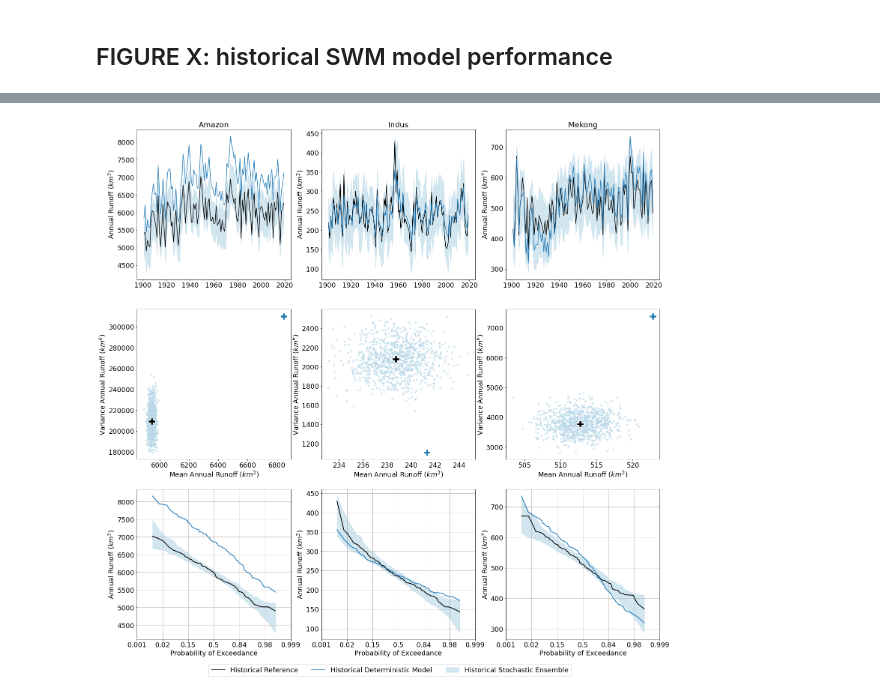
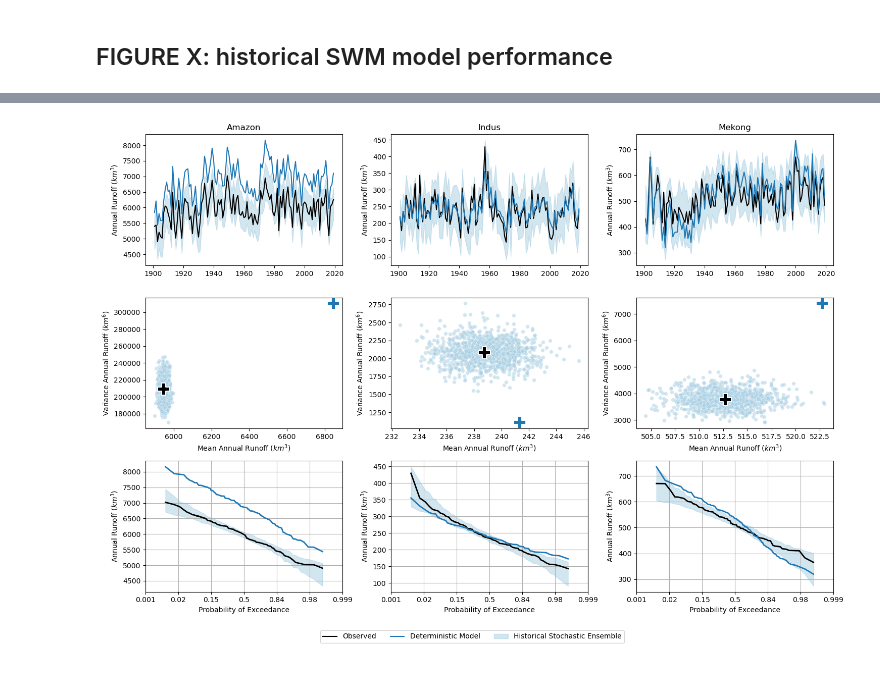
Before and after one commit to abirnb01/birnbaum-etal_2024_HydroVariability, a Jupyter notebook: Code/main_figures.ipynb, the cells around one changed output, grey strips where cells are left out. Cells and saved outputs as stored; diff of their text form; code cells hidden in the pictures.

Commit message:
Updated main_figures code

```diff
--- a/Code/main_figures.ipynb
+++ b/Code/main_figures.ipynb
@@ -325,7 +176,6 @@ plt.show()
 # %%
-#Lamontagne, Barber, and Vogel NSE paper
-
-m = 1000 #size of stochastic ensemble
+basin_nms = df['basin_name'].unique() #get list of basin names
+basin_ids = df['basin_id'].unique()
 
 #empty storage arrays
 rho_det = np.zeros(nbasins)
@@ -338,7 +188,7 @@ alpha_stoch_median = np.zeros(nbasins)
 #for each basin
 for j in range(nbasins):
     bsid = j+1
-    df_basin = data_annual[data_annual.basin_id==bsid]
+    df_basin = df[df.basin_id==bsid]
     bsnm = df_basin.basin_name.iloc[0]
     df_basin_stoch = Q_hist[:,bsid-1,:]
 
@@ -368,3 +218,15 @@ for j in range(nbasins):
     rho_stoch_median[j] = np.median(rho_stoch)
     delta_stoch_median[j] = np.median(delta_stoch)
     alpha_stoch_median[j] = np.median(alpha_stoch)
+
+#create data frame of mdoel statistics (rho, delta, alpha)
+model_stats = pd.DataFrame()
+model_stats['basin_nm'] = basin_nms
+model_stats['basin_id'] = basin_ids
+model_stats['rho_det'] = rho_det
+model_stats['delta_det'] = delta_det
+model_stats['alpha_det'] = alpha_det
+model_stats['rho_stoch_median'] = rho_stoch_median
+model_stats['delta_stoch_median'] = delta_stoch_median
+model_stats['alpha_stoch_median'] = alpha_stoch_median
+model_stats = gcam_basins.merge(model_stats,on=['basin_id'])
@@ -501,17 +284,15 @@ plt.show()
 # %%
 # results plots for a specific basin
-fig,axes = plt.subplots(3,3,figsize=(25,25),
-                                 gridspec_kw={'width_ratios': [1, 1,1]})
+fig,axes = plt.subplots(3,3,figsize=(15,10),gridspec_kw={'width_ratios': [1, 1,1]})
 axes = axes.flatten()
-
 bs_name_list = ['Amazon','Indus','Mekong']
 
 #loop through basins
 for i in range(len(bs_name_list)):
     bs_name = bs_name_list[i]
-    bsid = data_annual[data_annual.basin_name==bs_name]['basin_id'].iloc[0] - 1
-    df_basin = data_annual[data_annual.basin_name==bs_name]
-    df_basin_fut = fut_annual[fut_annual.basin_name==bs_name]
+    bsid = df[df.basin_name==bs_name]['basin_id'].iloc[0] - 1
+    df_basin = df[df.basin_name==bs_name]
+    df_basin_fut = df_fut[df_fut.basin_name==bs_name]
 
     boi_obs = q_ref[:,bsid] #observed
     boi_det = q_det[:,bsid] #deterministic
@@ -521,39 +302,35 @@ for i in range(len(bs_name_list)):
 
     # subplot 1: time series
     ax1 = axes[i]
-    years = data_annual.year.unique()[:]
-    fyears = fut_annual.year.unique()[:]
-    sns.lineplot(ax=ax1,x=years,y=boi_obs,label='Observed',color='k',legend=False)
-    sns.lineplot(ax=ax1,x=years,y=boi_det,label='Deterministic Model',color=cpal[1],legend=False)
-    ax1.fill_between(years,np.min(boi_stoch,axis=1),np.max(boi_stoch,axis=1),color=cpal[0],alpha=0.5)
-    ax1.set_ylabel('Annual Runoff ($km^3$)',fontsize=18)
-    ax1.tick_params(axis='both', which='major', labelsize=18)
-    ax1.set_title(bs_name,fontsize=20)
+    years = df.year.unique()[:]
+    fyears = df_fut.year.unique()[:]
+    sns.lineplot(ax=ax1,x=years,y=boi_obs,label='Observed',color='k',legend=True)
+    sns.lineplot(ax=ax1,x=years,y=boi_det,label='Deterministic Model',color=cpal[1],legend=True)
+    ax1.fill_between(years,np.min(boi_stoch,axis=1),np.max(boi_stoch,axis=1),color=cpal[0],alpha=0.5,label='Historical Stochastic Ensemble')
+    ax1.set_ylabel('Annual Runoff ($km^3$)')
+    ax1.tick_params(axis='both', which='major')
+    ax1.set_title(bs_name)
+    ax1.legend().set_visible(False)
 
     #second row is for scatterplots
     ax2 = axes[i+3]
-    sns.scatterplot(ax=ax2,x=np.mean(boi_stoch,axis=0),y = np.var(boi_stoch,axis=0),s=30,
-                    label='Historical Stochastic Ensemble',color=cpal[0],alpha=0.5,legend=False)
-    sns.scatterplot(ax=ax2,x=[np.mean(boi_obs)],y=[np.var(boi_obs)],s=300,label='Observed',color='k',legend=False
-                   ,marker='P')
-    sns.scatterplot(ax=ax2,x=[np.mean(boi_det)],y=[np.var(boi_det)],s=300,label='Historical Deterministic Model',
-                    color=cpal[1],legend=False,marker='P')
-    ax2.set_xlabel('Mean Annual Runoff ($km^3$)',fontsize=18)
-    ax2.set_ylabel('Variance Annual Runoff ($km^6$)',fontsize=18)
-    ax2.tick_params(axis='both', which='major', labelsize=18)
+    sns.scatterplot(ax=ax2,x=np.mean(boi_stoch,axis=0),y = np.var(boi_stoch,axis=0),s=30,label='Historical Stochastic Ensemble',color=cpal[0],alpha=0.5,legend=False)
+    sns.scatterplot(ax=ax2,x=[np.mean(boi_obs)],y=[np.var(boi_obs)],s=300,label='Observed',color='k',legend=False,marker='P')
+    sns.scatterplot(ax=ax2,x=[np.mean(boi_det)],y=[np.var(boi_det)],s=300,label='Historical Deterministic Model',color=cpal[1],legend=False,marker='P')
+    ax2.set_xlabel('Mean Annual Runoff ($km^3$)')
+    ax2.set_ylabel('Variance Annual Runoff ($km^6$)')
+    ax2.tick_params(axis='both', which='major')
 
     #third row is for FDCs
     # subplot 3: probability of exceedance for future
     ax3 = axes[i+6]
-
-    ax3 = plot_pexc(df_basin,Q_hist[:,bsid,:],df_basin_fut,Q_fut[:,bsid,:],cpal[1],cpal[0],'hist_stoch',ax3)
-    ax3.set_xlabel('Probability of Exceedance',fontsize=18)
-    ax3.set_ylabel('Annual Runoff ($km^3$)',fontsize=18)
+    ax3 = plot_pexc(df_basin,Q_hist[:,bsid,:],df_basin_fut,Q_fut[:,bsid,:],cpal[1],cpal[0],'hist_stoch',ax=ax3,)
+    ax3.set_xlabel('Probability of Exceedance')
+    ax3.set_ylabel('Annual Runoff ($km^3$)')
     ax3.set_title('')
-    ax3.tick_params(axis='both', which='major', labelsize=18)
-
-fig.legend(['Historical Reference','Historical Deterministic Model','Historical Stochastic Ensemble'],
-           ncol=3,loc='lower center',fontsize=18,
-          bbox_to_anchor=(0.5, 0.065))
-plt.show()
+    ax3.tick_params(axis='both', which='major')
+    ax3.legend().set_visible(False)
+plt.tight_layout()
+h, l = ax1.get_legend_handles_labels()
+fig.legend(h[0:],l[0:],title='',loc='lower center',bbox_to_anchor=[0.5,-0.05],ncol=3)
 # %% [output]
@@ -560,3 +338,3 @@ plt.show()
-[figure, old version]
+[figure, new version]
 # %%
 # results plots for a specific basin
```
Also changed, not shown: parts of 25 cells of this notebook, 2 other files.
